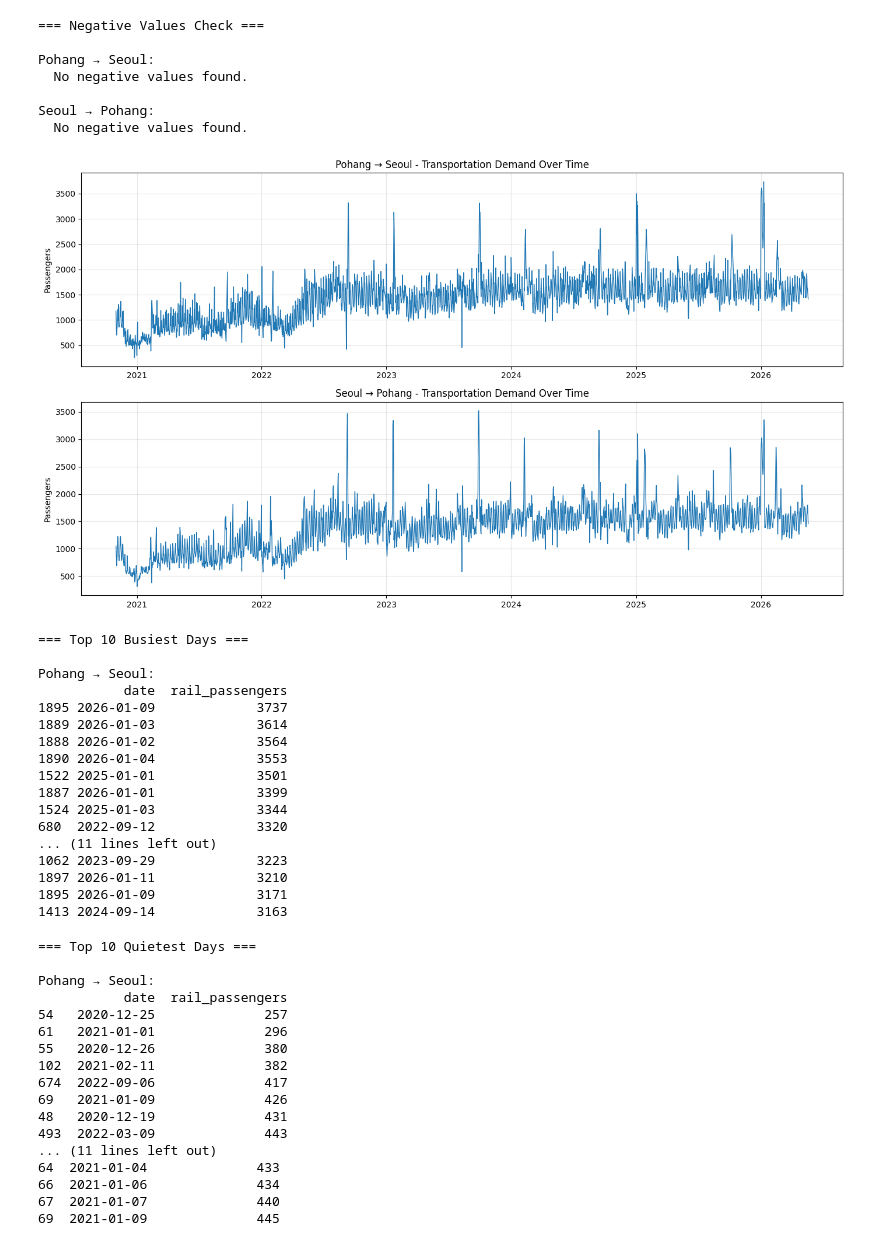
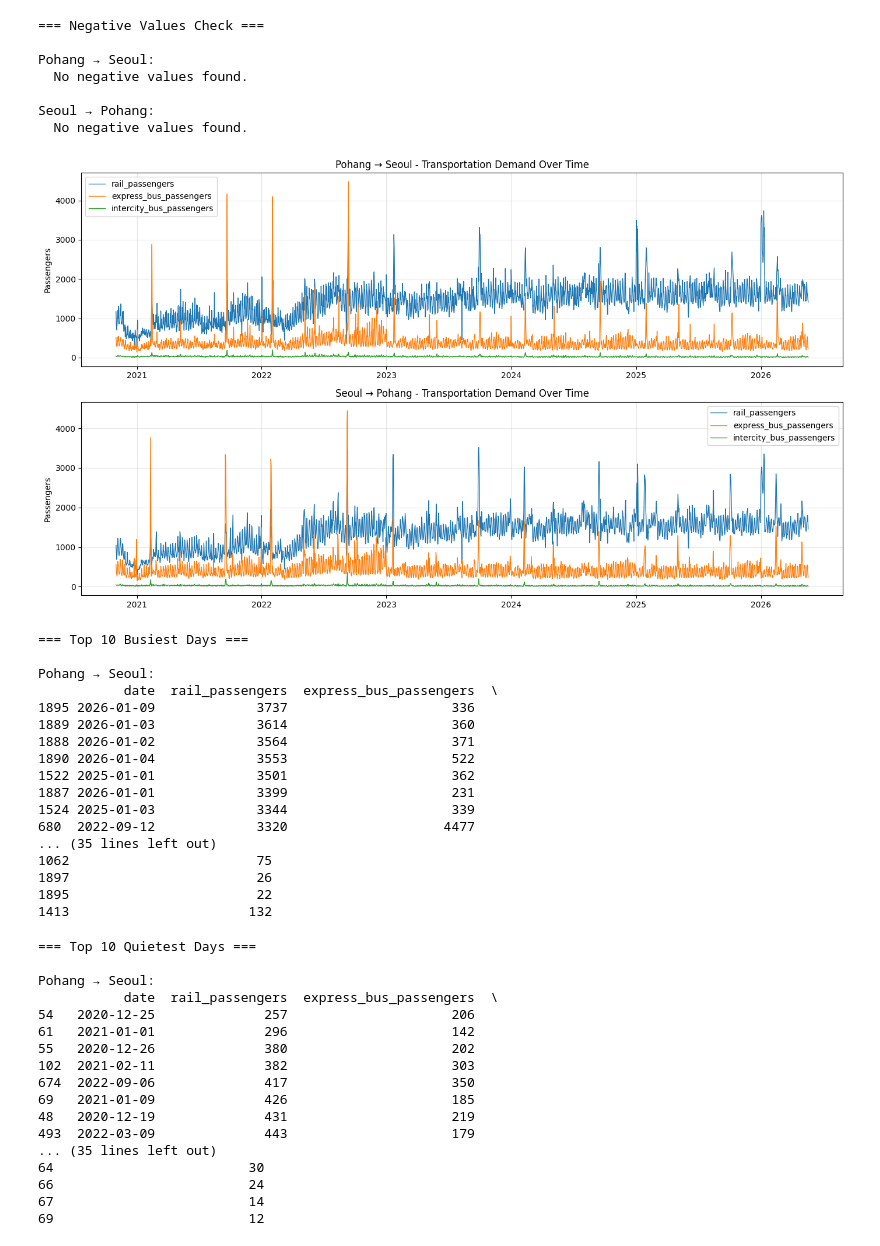
Before and after one commit to BudeureounGureum/Pohang-Seoul-Transport-Demand-Forecast, a Jupyter notebook: notebooks/validation/transportation_validation.ipynb, the cells around one changed output. Cells and saved outputs as stored; diff of their text form; code cells hidden in the pictures.

Commit message:
Update of the transportation_validation notebook to have statistics on all types of transportation instead of only rail.

```diff
--- a/notebooks/validation/transportation_validation.ipynb
+++ b/notebooks/validation/transportation_validation.ipynb
@@ -17,6 +17,8 @@ datasets = {
     "Pohang → Seoul": df_p2s,
     "Seoul → Pohang": df_s2p
 }
+
+passenger_cols = ['rail_passengers', 'express_bus_passengers', 'intercity_bus_passengers']
 # %% [output]
 Pohang → Seoul shape: (2026, 8)
 Seoul → Pohang shape: (2026, 8)
@@ -190,70 +192,66 @@ Seoul → Pohang:
 # %%
 fig, axes = plt.subplots(2, 1, figsize=(14, 8))
 
 # Get passenger columns (assuming they're named 'express_bus_passengers' or similar)
 for idx, (name, df) in enumerate(datasets.items()):
-    # Find the passenger column
-    pass_col = [col for col in df.columns if 'passenger' in col.lower()][0]
-
-    axes[idx].plot(df["date"], df[pass_col], linewidth=1)
+    axes[idx].plot(df["date"], df[passenger_cols], label=passenger_cols, linewidth=1)
     axes[idx].set_title(f"{name} - Transportation Demand Over Time")
     axes[idx].set_ylabel("Passengers")
     axes[idx].grid(True, alpha=0.3)
+    axes[idx].legend()
 
 plt.tight_layout()
 plt.show()
 # %% [output]
-[figure, old version]
+[figure, new version]
 # %%
 print("=== Top 10 Busiest Days ===\n")
 for name, df in datasets.items():
-    pass_col = [col for col in df.columns if 'passenger' in col.lower()][0]
     print(f"{name}:")
-    print(df.nlargest(10, pass_col)[["date", pass_col]])
+    print(df.nlargest(10, passenger_cols)[["date"] + passenger_cols])
     print()
 # %% [output]
 === Top 10 Busiest Days ===
 
 Pohang → Seoul:
-           date  rail_passengers
-1895 2026-01-09             3737
-1889 2026-01-03             3614
-1888 2026-01-02             3564
-1890 2026-01-04             3553
-1522 2025-01-01             3501
-1887 2026-01-01             3399
-1524 2025-01-03             3344
-680  2022-09-12             3320
-... (11 lines left out)
-1062 2023-09-29             3223
-1897 2026-01-11             3210
-1895 2026-01-09             3171
-1413 2024-09-14             3163
+           date  rail_passengers  express_bus_passengers  \
+1895 2026-01-09             3737                     336
+1889 2026-01-03             3614                     360
+1888 2026-01-02             3564                     371
+1890 2026-01-04             3553                     522
+1522 2025-01-01             3501                     362
+1887 2026-01-01             3399                     231
+1524 2025-01-03             3344                     339
+680  2022-09-12             3320                    4477
+... (35 lines left out)
+1062                        75
+1897                        26
+1895                        22
+1413                       132
 # %%
 print("=== Top 10 Quietest Days ===\n")
 for name, df in datasets.items():
-    pass_col = [col for col in df.columns if 'passenger' in col.lower()][0]
     print(f"{name}:")
-    print(df.nsmallest(10, pass_col)[["date", pass_col]])
+    print(df.nsmallest(10, passenger_cols)[["date"] + passenger_cols])
     print()
 # %% [output]
 === Top 10 Quietest Days ===
 
 Pohang → Seoul:
-           date  rail_passengers
-54   2020-12-25              257
-61   2021-01-01              296
-55   2020-12-26              380
-102  2021-02-11              382
-674  2022-09-06              417
-69   2021-01-09              426
-48   2020-12-19              431
-493  2022-03-09              443
-... (11 lines left out)
-64  2021-01-04              433
-66  2021-01-06              434
-67  2021-01-07              440
-69  2021-01-09              445
+           date  rail_passengers  express_bus_passengers  \
+54   2020-12-25              257                     206
+61   2021-01-01              296                     142
+55   2020-12-26              380                     202
+102  2021-02-11              382                     303
+674  2022-09-06              417                     350
+69   2021-01-09              426                     185
+48   2020-12-19              431                     219
+493  2022-03-09              443                     179
+... (35 lines left out)
+64                         30
+66                         24
+67                         14
+69                         12
 # %%
 print("\n" + "="*60)
 print("TRANSPORTATION DATASET VALIDATION SUMMARY")
```
Also changed, not shown: parts of 1 cell of this notebook.
